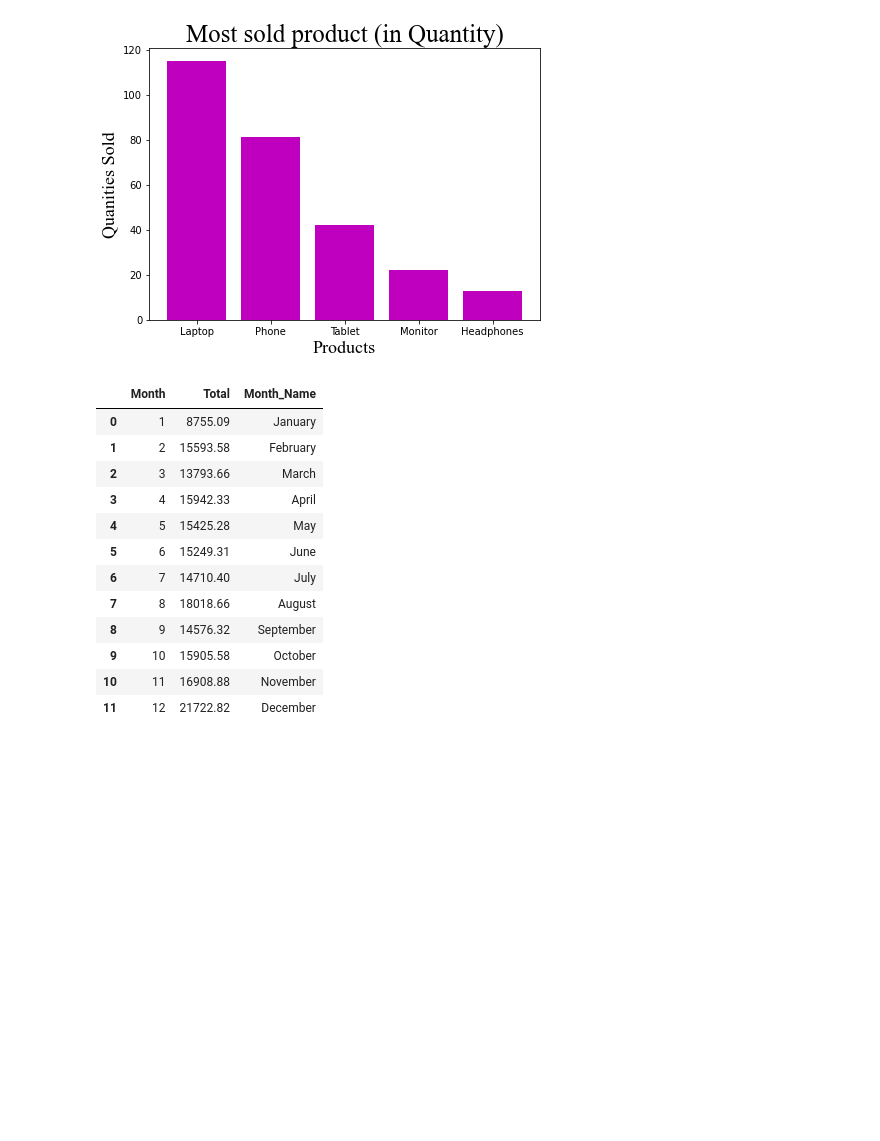
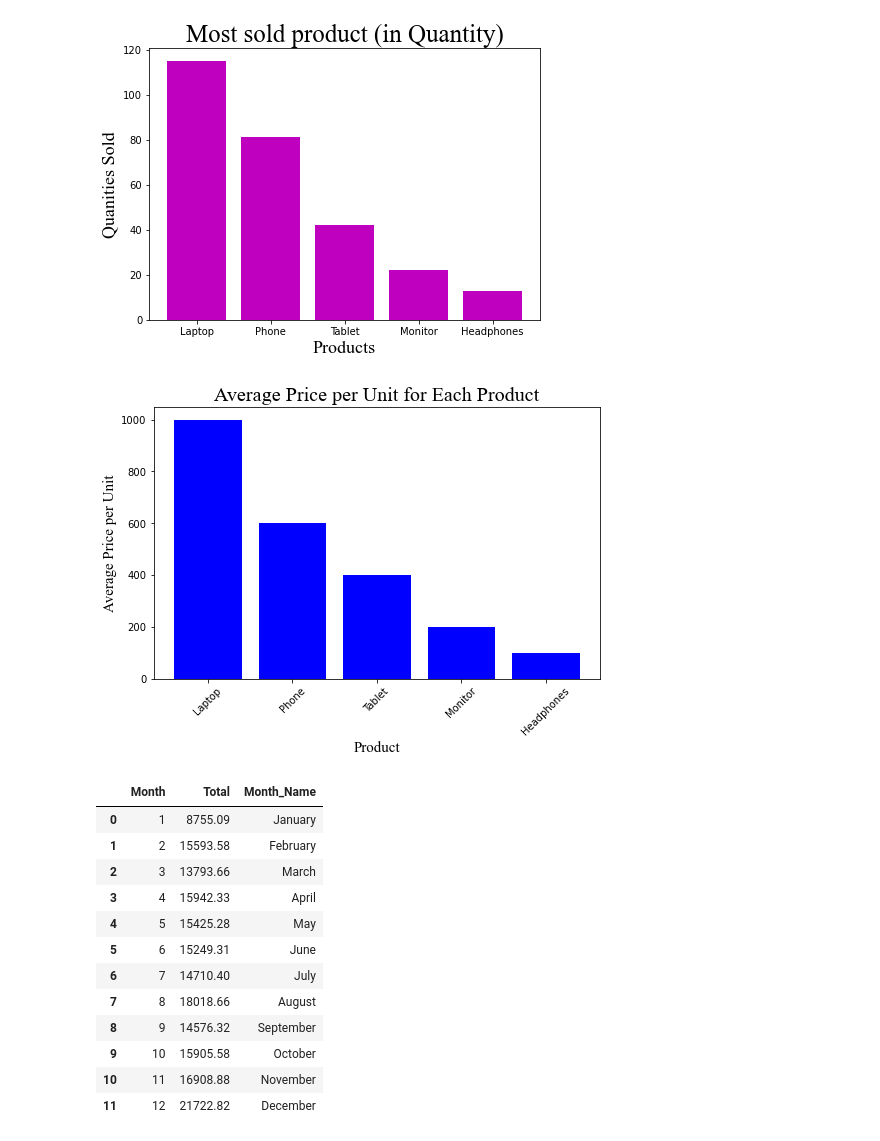
Before and after one commit to Eniola-Hannah/Sales-Data-Storytelling, a Jupyter notebook: Analysis.ipynb, the cells around one changed output. Saved outputs shown, nothing was run; the diff lists cells and outputs as text; code cells hidden in the pictures; blank space fills up the shorter version.

```diff
--- a/Analysis.ipynb
+++ b/Analysis.ipynb
@@ -324,6 +324,20 @@ plt.ylabel("Quanities Sold", fontname=font, fontsize=18)
 plt.show()
 # %% [output]
 [figure]
+# %%
+avg_price_per_product = df.groupby('Product')['Price'].mean().reset_index()
+
+avg_price_per_product = avg_price_per_product.sort_values('Price', ascending=False)
+
+plt.figure(figsize=(8,5))
+plt.bar(avg_price_per_product['Product'], avg_price_per_product['Price'], color='blue')
+plt.title("Average Price per Unit for Each Product", fontname=font, fontsize=20)
+plt.xlabel("Product", fontname=font, fontsize=15)
+plt.ylabel("Average Price per Unit", fontname=font, fontsize=15)
+plt.xticks(rotation=45)
+plt.show()
+# %% [output]
+[figure, added]
 # %%
 # Mapping of Month Name to Month Number to make it in order
 
```
Also changed, not shown: parts of 3 cells of this notebook.
